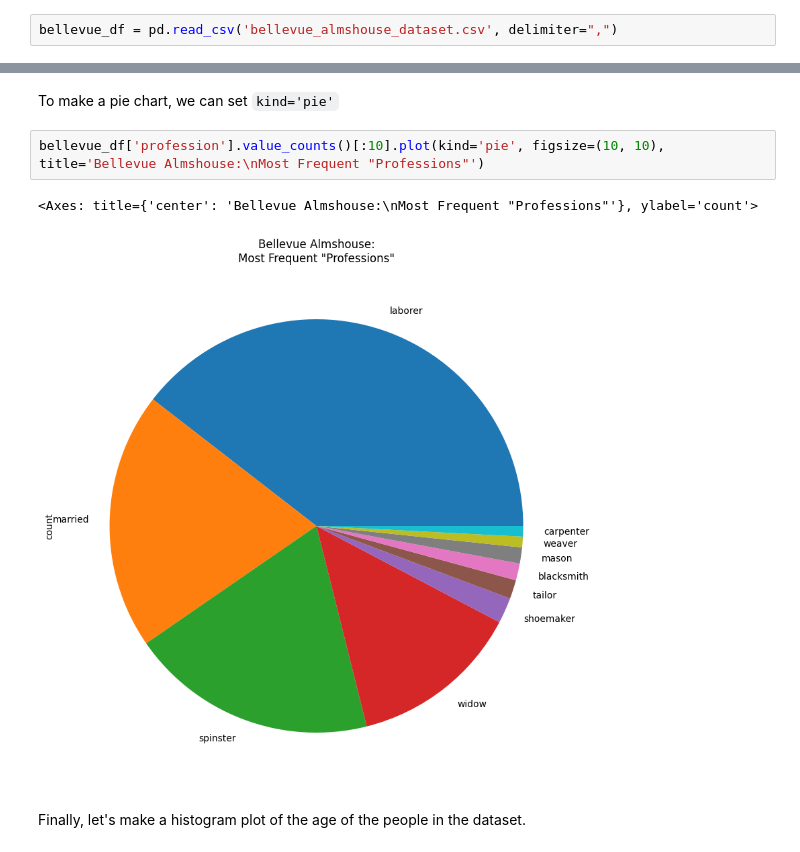
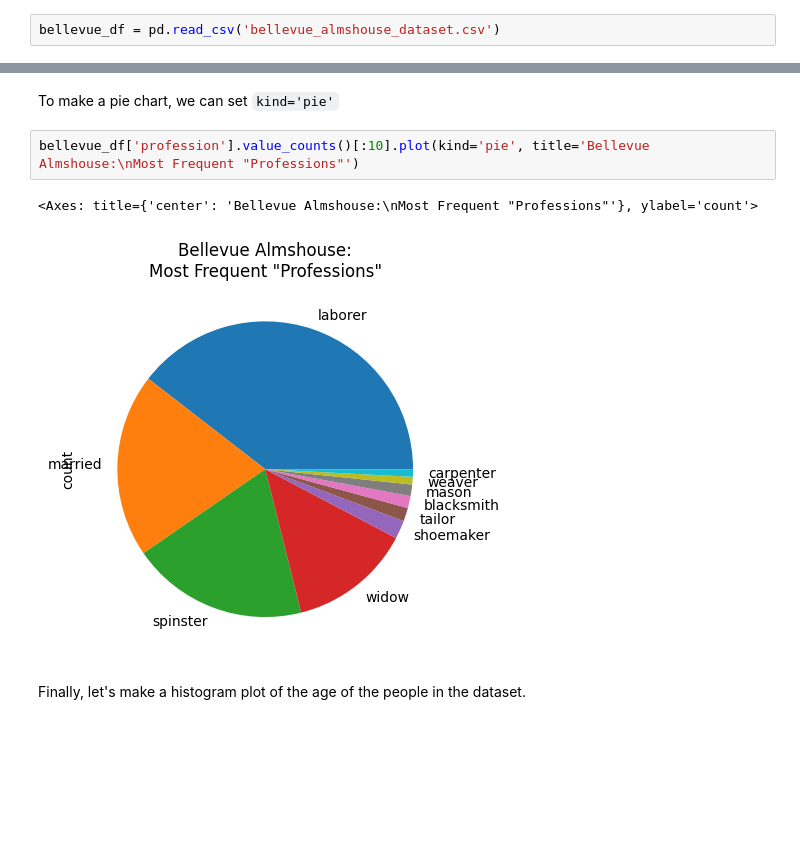
Before and after one commit to jems41/SF-2, a Jupyter notebook: class-work/week-2/pandas/01-Pandas-Basics-Part1.ipynb, the cells around one changed output, grey strips where cells are left out. Cells and saved outputs as stored; diff of their text form; blank space fills up the shorter version.

```diff
--- a/class-work/week-2/pandas/01-Pandas-Basics-Part1.ipynb
+++ b/class-work/week-2/pandas/01-Pandas-Basics-Part1.ipynb
@@ -63,7 +63,7 @@ pd.options.display.max_rows = 100
 # %% [markdown]
 To read in a CSV file, we will use the function `pd.read_csv()` and insert the name of our desired file path.
 # %%
-bellevue_df = pd.read_csv('bellevue_almshouse_dataset.csv', delimiter=",")
+bellevue_df = pd.read_csv('bellevue_almshouse_dataset.csv')
 # %% [markdown]
 This creates a pandas [DataFrame object](https://pandas.pydata.org/pandas-docs/stable/user_guide/dsintro.html#dataframe) — often abbreviated as **df**, e.g., **bellevue_df**. A DataFrame looks and acts a lot like a spreadsheet. But it has special powers and functions that we will discuss in the next few lessons.
 
@@ -434,10 +466,10 @@ bellevue_df['disease'].value_counts()[:10].plot(kind='barh',title='Bellevue Alms
 # %% [markdown]
 To make a pie chart, we can set `kind='pie'`
 # %%
-bellevue_df['profession'].value_counts()[:10].plot(kind='pie', figsize=(10, 10), title='Bellevue Almshouse:\nMost Frequent "Professions"')
+bellevue_df['profession'].value_counts()[:10].plot(kind='pie', title='Bellevue Almshouse:\nMost Frequent "Professions"')
 # %% [output]
 <Axes: title={'center': 'Bellevue Almshouse:\nMost Frequent "Professions"'}, ylabel='count'>
-[figure, old version]
+[figure, new version]
 # %% [markdown]
 Finally, let's make a histogram plot of the age of the people in the dataset.
 # %%
```
Also changed, not shown: parts of 11 cells of this notebook, 18 other files.
